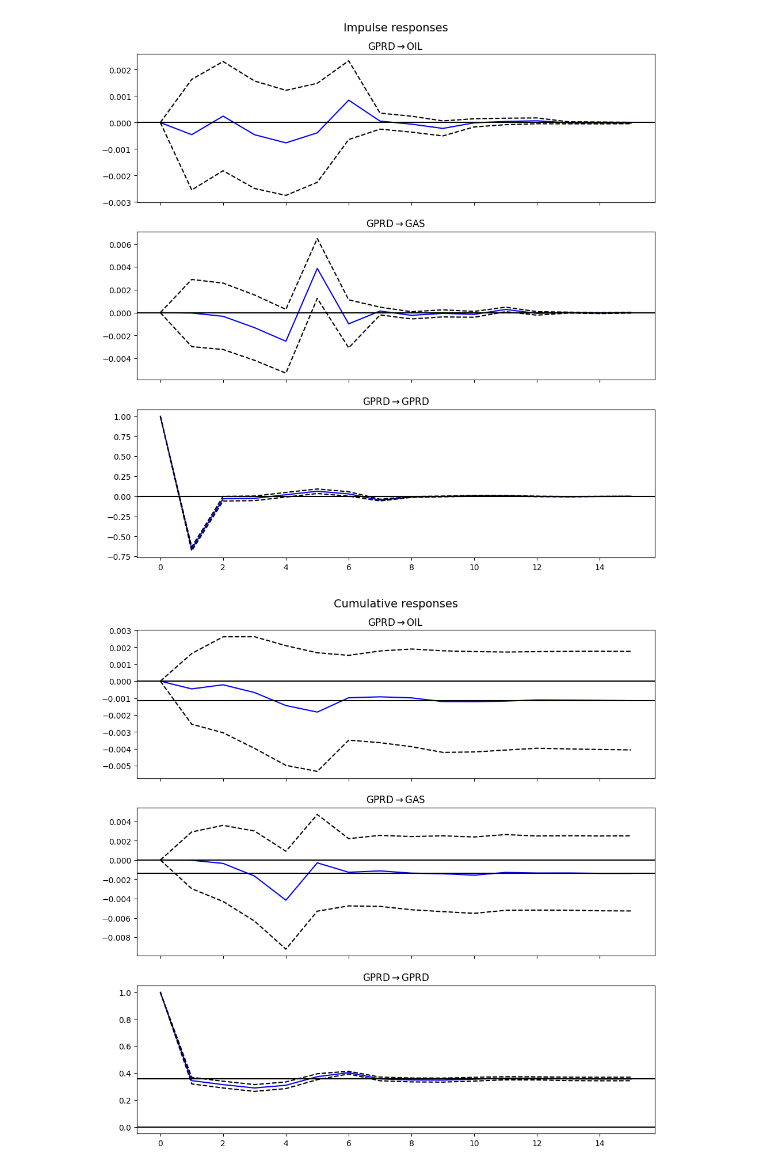
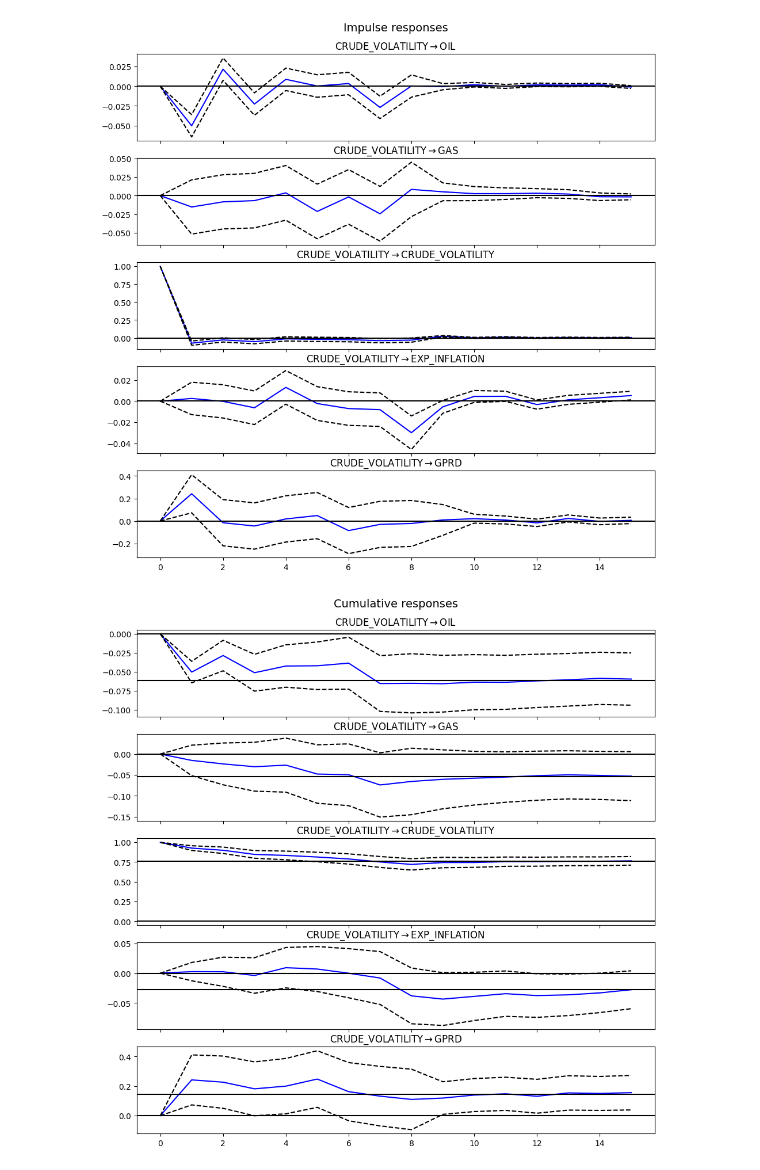
Before and after one commit to Deangr-econ/Quant_methods_project, a Jupyter notebook: VAR_GPRD_OIL_GAS.ipynb, the cells around one changed output. Drawn from its saved outputs; the diff is of its cells as text; code cells hidden in the pictures.

```diff
--- a/VAR_GPRD_OIL_GAS.ipynb
+++ b/VAR_GPRD_OIL_GAS.ipynb
@@ -50,23 +64,41 @@ var_df = var_df.dropna()
 # %%
-model = VAR(var_df)
+#  Clip extreme outliers in EXP_INFLATION to +/- 4 standard deviations
+# There were extreme 47 std outliers in the expected inflation data
+
+lower_bound = var_df['EXP_INFLATION'].quantile(0.001)
+upper_bound = var_df['EXP_INFLATION'].quantile(0.999)
+
+var_df_clean = var_df.copy()
+var_df_clean['EXP_INFLATION'] = var_df_clean['EXP_INFLATION'].clip(lower=lower_bound, upper=upper_bound)
+
+# Refit standard model
+model = VAR(var_df_clean)
+
+# model = VAR(endog=var_df)
 # Evaluate lags 1 through 15
-lag_order = model.select_order(maxlags=20)
+lag_order = model.select_order(maxlags=40)
+print(lag_order.summary())
 
 # Choose lag by AIC (more flexible) or BIC (more parsimonious)
-optimal_lag = lag_order.bic
+optimal_lag = lag_order.hqic
 print(f"Optimal lag according to AIC: {optimal_lag}")
 
 # Fit the VAR model with the selected lag
 results = model.fit(optimal_lag)
+total_coefs = results.params.size
+print(f"Total regression coefficients: {total_coefs}")
+
+print(results.summary())
 
 
-# Does GPR predict Oil returns?
-gc_oil = results.test_causality('OIL', ['GPRD'], kind='f')
-print("Granger Causality (GPR -> Oil):")
-print(gc_oil.summary())
 
-# Does GPR predict Gas returns?
-gc_gas = results.test_causality('GAS', ['GPRD'], kind='f')
-print("\nGranger Causality (GPR -> Gas):")
-print(gc_gas.summary())
+# # Does GPR predict Oil returns?
+# gc_oil = results.test_causality('OIL', ['GPRD'], kind='f')
+# print("Granger Causality (GPR -> Oil):")
+# print(gc_oil.summary())
+
+# # Does GPR predict Gas returns?
+# gc_gas = results.test_causality('GAS', ['GPRD'], kind='f')
+# print("\nGranger Causality (GPR -> Gas):")
+# print(gc_gas.summary())
 # %% [output]
@@ -89,17 +122,17 @@ Test statistic Critical value p-value          df
 # %%
 # Compute orthogonalized IRFs (default uses Cholesky ordering based on DataFrame column order)
 irf = results.irf(periods=15)
 
 # Plot responses to a GPR shock
-fig = irf.plot(impulse='GPRD')
+fig = irf.plot(impulse='CRUDE_VOLATILITY')
 plt.show()
 
 # Cumulative IRF (to see net directional impact over time)
-fig_cum = irf.plot_cum_effects(impulse='GPRD')
+fig_cum = irf.plot_cum_effects(impulse='CRUDE_VOLATILITY')
 plt.show()
 # %% [output]
-[figure, old version]
+[figure, new version]
-[figure, old version]
+[figure, new version]
 # %%
 fevd = results.fevd(10)
 print(fevd.summary())
```
Also changed, not shown: parts of 12 cells of this notebook.
